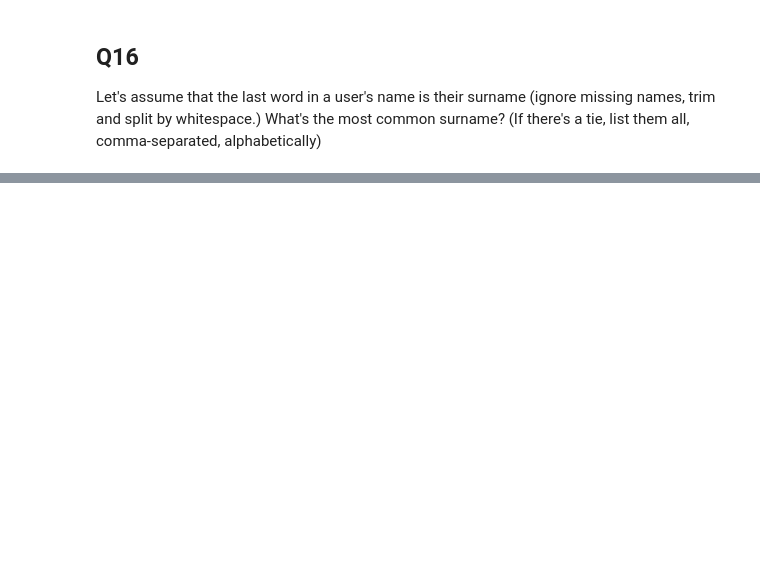
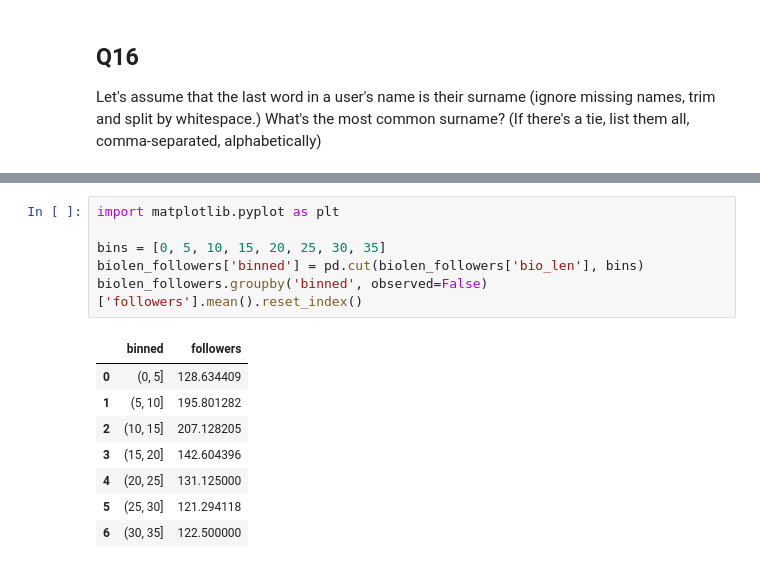
Before and after one commit to ro-jc/tds-proj-1, a Jupyter notebook: Data Analysis.ipynb, the cells around one changed output, grey strips where cells are left out. Saved outputs shown, nothing was run; the diff lists cells and outputs as text; blank space fills up the shorter version.

```diff
--- a/Data Analysis.ipynb
+++ b/Data Analysis.ipynb
@@ -200,0 +304,15 @@ user_surname_df.groupby('last_name').count().reset_index().sort_values('name', a
+# %%
+import matplotlib.pyplot as plt
+
+bins = [0, 5, 10, 15, 20, 25, 30, 35]
+biolen_followers['binned'] = pd.cut(biolen_followers['bio_len'], bins)
+biolen_followers.groupby('binned', observed=False)['followers'].mean().reset_index()
+# %% [output]
+|  | binned | followers |
+| 0 | (0, 5] | 128.634409 |
+| 1 | (5, 10] | 195.801282 |
+| 2 | (10, 15] | 207.128205 |
+| 3 | (15, 20] | 142.604396 |
+| 4 | (20, 25] | 131.125000 |
+| 5 | (25, 30] | 121.294118 |
+| 6 | (30, 35] | 122.500000 |
```
Also changed, not shown: parts of 23 cells of this notebook, 1 other file.
